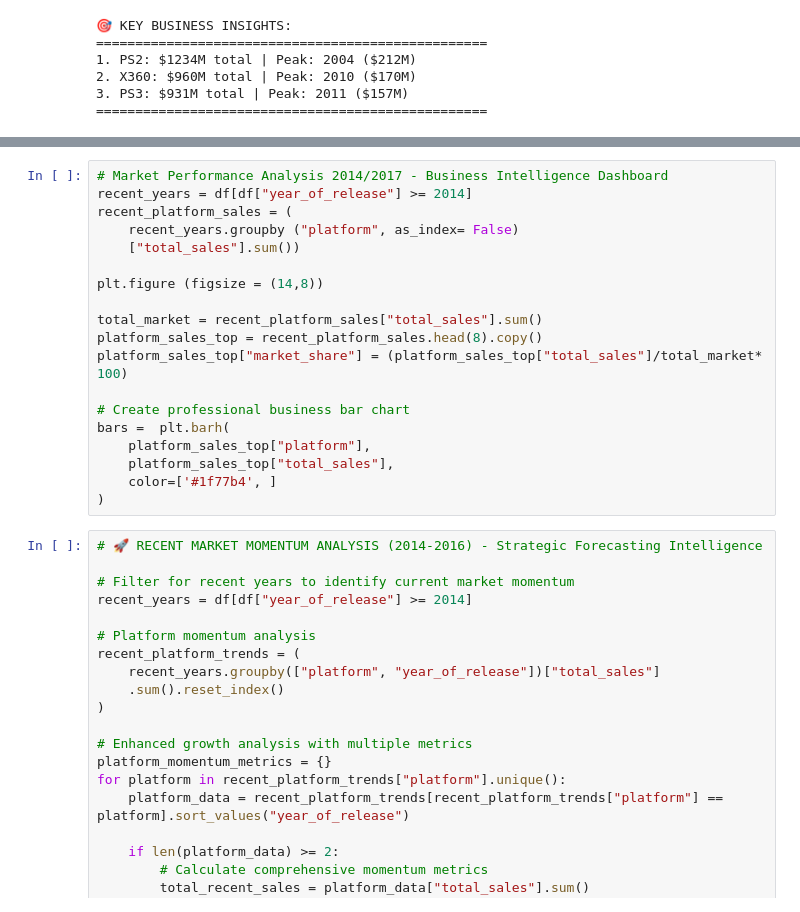
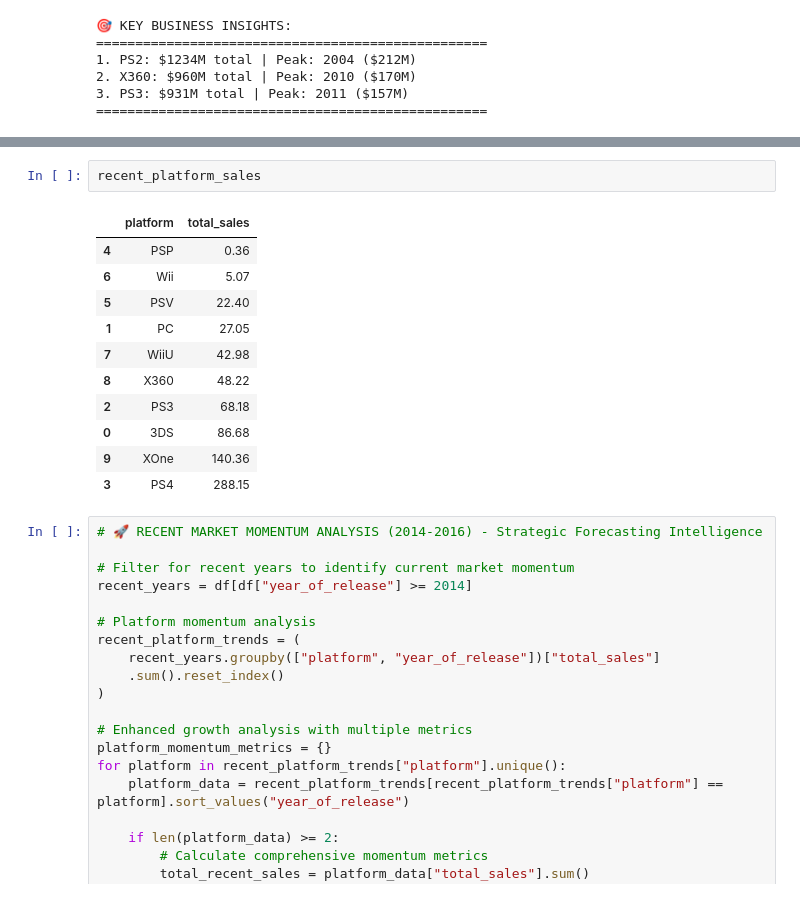
Before and after one commit to Juanhv24/ICE-Video-Game-Store-Data-Analysis-Project-, a Jupyter notebook: notebooks/ice.ipynb, the cells around one changed output, grey strips where cells are left out. Saved outputs shown, nothing was run; the diff lists cells and outputs as text.

```diff
--- a/ice.ipynb
+++ b/notebooks/ice.ipynb
@@ -769,22 +784,17 @@ bars =  plt.barh(
-# %%
-# Market Performance Analysis 2014/2017 - Business Intelligence Dashboard
-recent_years = df[df["year_of_release"] >= 2014]
-recent_platform_sales = (
-    recent_years.groupby ("platform", as_index= False)
-    ["total_sales"].sum())
-
-plt.figure (figsize = (14,8))
-
-total_market = recent_platform_sales["total_sales"].sum()
-platform_sales_top = recent_platform_sales.head(8).copy()
-platform_sales_top["market_share"] = (platform_sales_top["total_sales"]/total_market* 100)
-
-# Create professional business bar chart
-bars =  plt.barh(
-    platform_sales_top["platform"],
-    platform_sales_top["total_sales"],
-    color=['#1f77b4', ]
-)
+# %%
+recent_platform_sales
+# %% [output]
+|  | platform | total_sales |
+| 4 | PSP | 0.36 |
+| 6 | Wii | 5.07 |
+| 5 | PSV | 22.40 |
+| 1 | PC | 27.05 |
+| 7 | WiiU | 42.98 |
+| 8 | X360 | 48.22 |
+| 2 | PS3 | 68.18 |
+| 0 | 3DS | 86.68 |
+| 9 | XOne | 140.36 |
+| 3 | PS4 | 288.15 |
 # %%
 # 🚀 RECENT MARKET MOMENTUM ANALYSIS (2014-2016) - Strategic Forecasting Intelligence
 
```
Also changed, not shown: parts of 1 cell of this notebook, 1 other file.
